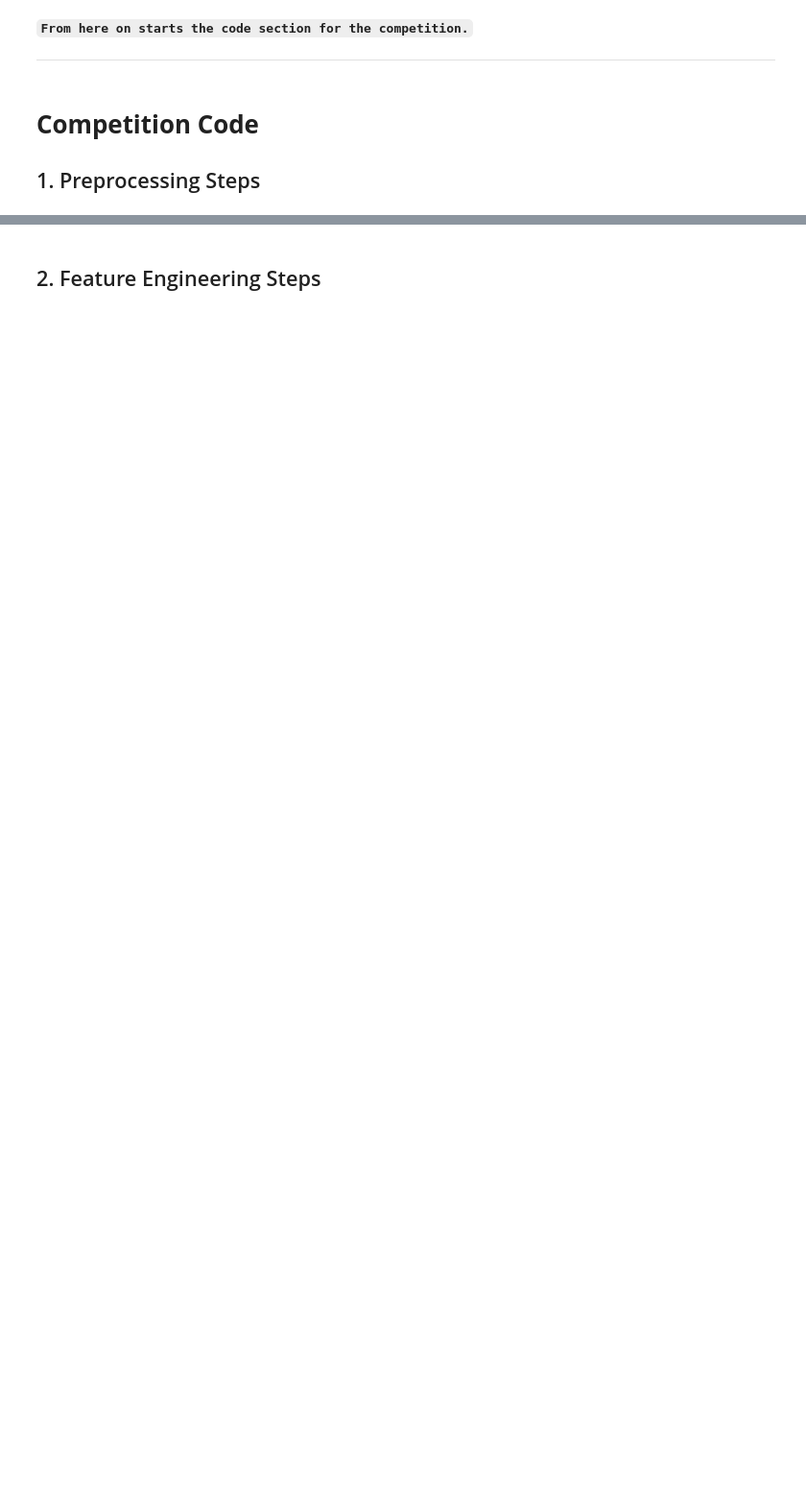
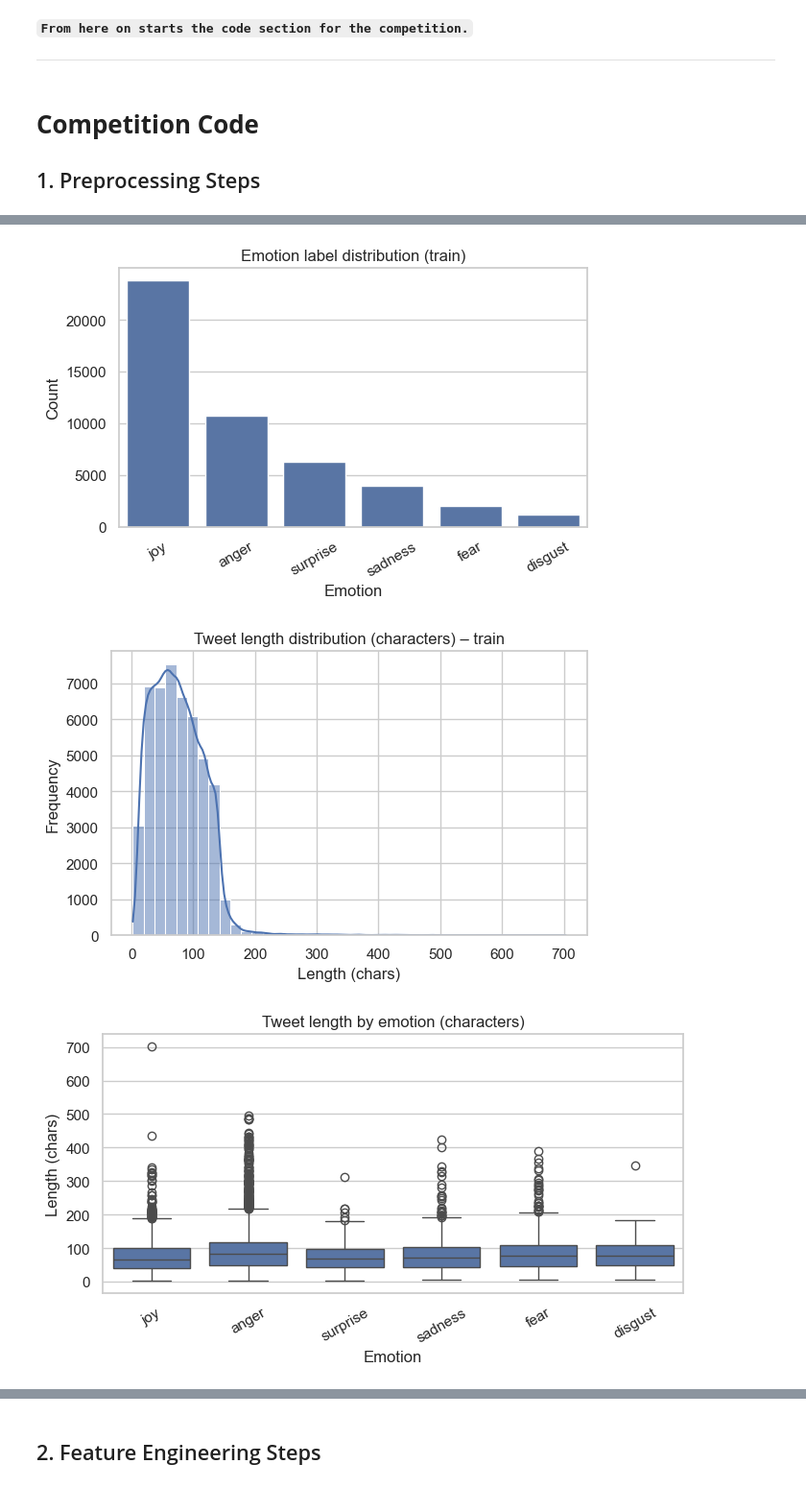
Before and after one commit to Qmaochen/DM2025-Lab2-Exercise, a Jupyter notebook: DM2025-Lab2-Homework.ipynb, the cells around one changed output, grey strips where cells are left out. Shown at 96% size. Cells and saved outputs as stored; diff of their text form; code cells hidden in the pictures; blank space fills up the shorter version.

```diff
--- a/DM2025-Lab2-Homework.ipynb
+++ b/DM2025-Lab2-Homework.ipynb
@@ -151,0 +221,50 @@ Markdown Syntax to Add Image: `![Description of the Image](./your_local_folder/n
+# %%
+import matplotlib.pyplot as plt
+import seaborn as sns
+import numpy as np
+
+sns.set(style="whitegrid")
+
+# Label distribution
+plt.figure(figsize=(6, 4))
+order = train_df['emotion'].value_counts().index
+sns.countplot(data=train_df, x='emotion', order=order)
+plt.title("Emotion label distribution (train)")
+plt.xlabel("Emotion")
+plt.ylabel("Count")
+plt.xticks(rotation=30)
+plt.tight_layout()
+plt.show()
+
+# Tweet length distribution
+train_df['char_len'] = train_df['text'].str.len()
+test_df['char_len']  = test_df['text'].str.len()
+
+plt.figure(figsize=(6, 4))
+sns.histplot(train_df['char_len'], bins=40, kde=True)
+plt.title("Tweet length distribution (characters) – train")
+plt.xlabel("Length (chars)")
+plt.ylabel("Frequency")
+plt.tight_layout()
+plt.show()
+
+# Tweet length vs emotion
+plt.figure(figsize=(7, 4))
+sns.boxplot(data=train_df, x='emotion', y='char_len', order=order)
+plt.title("Tweet length by emotion (characters)")
+plt.xlabel("Emotion")
+plt.ylabel("Length (chars)")
+plt.xticks(rotation=30)
+plt.tight_layout()
+plt.show()
+
+# a few example tweets
+for emo in train_df['emotion'].unique():
+    print(f"\n=== Emotion: {emo} ===")
+    examples = train_df[train_df['emotion'] == emo]['text'].dropna().head(3).tolist()
+    for i, t in enumerate(examples, 1):
+        print(f"{i}. {t}")
+# %% [output]
+[figure, added]
+[figure, added]
+[figure, added]
```
Also changed, not shown: parts of 25 cells of this notebook, 7 other files.
